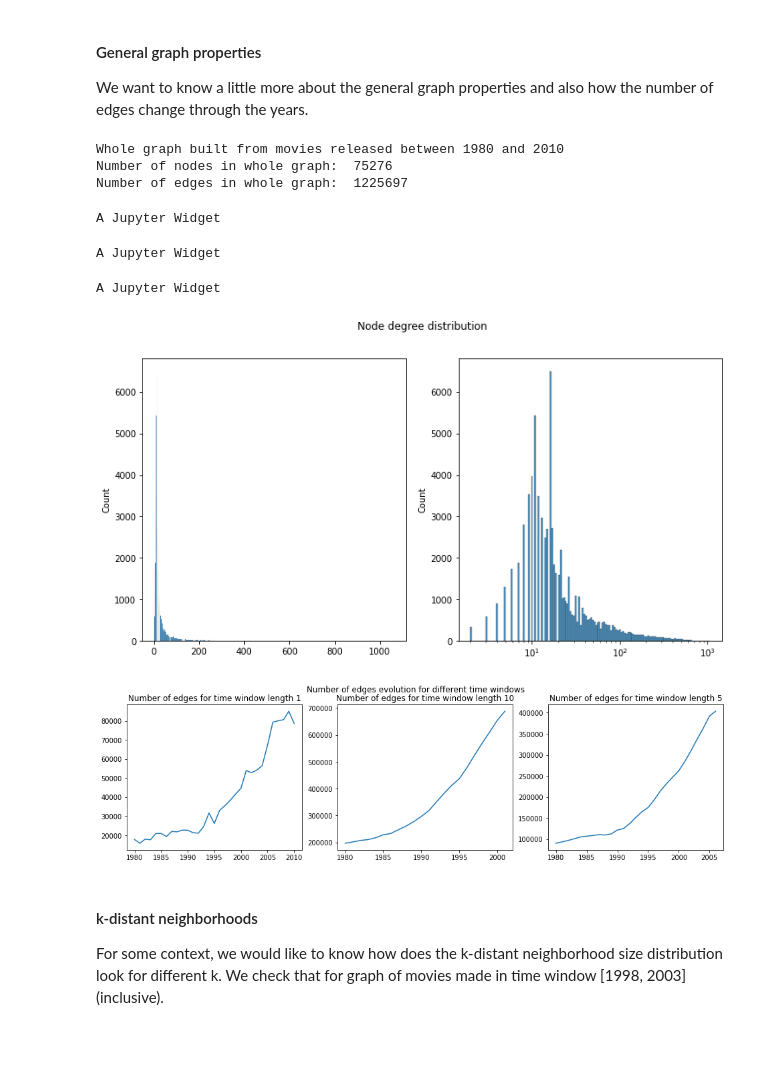
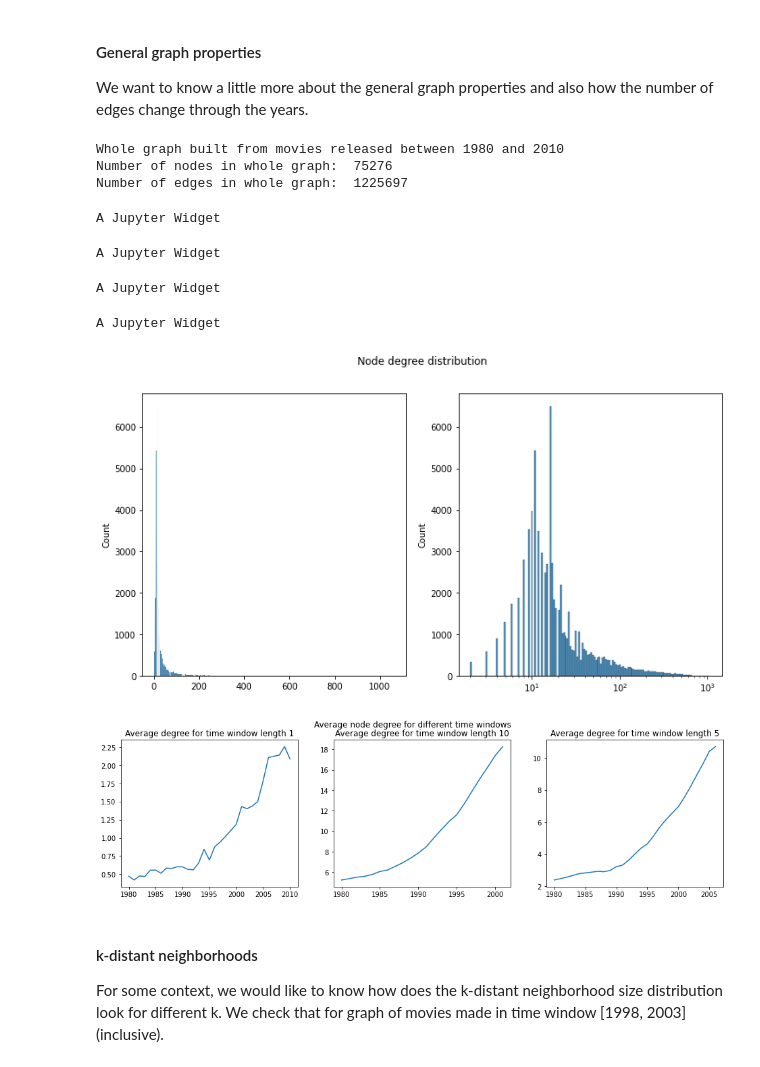
Before and after one commit to epfl-ada/ada-2022-project-datajugglers, a Jupyter notebook: graphs.ipynb, the cells around one changed output. Saved outputs shown, nothing was run; the diff lists cells and outputs as text; code cells hidden in the pictures; blank space fills up the shorter version.

```diff
--- a/graphs.ipynb
+++ b/graphs.ipynb
@@ -351,9 +355,12 @@ class GraphWrapper:
         nx.set_node_attributes(self.graph_general, actors_movie_count, name='movie count')
 
         actors_first_movie = {}
+        actors_last_movie = {}
         for node in self.graph_general.nodes:
             actors_first_movie[node] = min([attr['date'] for attr in self.graph_general[node].values()])
+            actors_last_movie[node] = max([attr['date'] for attr in self.graph_general[node].values()])
         nx.set_node_attributes(self.graph_general, actors_first_movie, name='first release')
+        nx.set_node_attributes(self.graph_general, actors_last_movie, name='last release')
 
         # Build graph_part nodes
         self.graph_part.add_nodes_from(self.graph_general)
@@ -469,35 +476,57 @@ def plot_tw_number_of_edges(gw, tw_length, tw_start_min, tw_end_max, ax):
 
     numbers_of_edges = []
     for _ in tqdm(range(steps), total=steps):
         numbers_of_edges.append(gw.graph_part.number_of_edges())
         gw.move_tw()
     ax.plot(range(tw_start_min, tw_start_min + steps), numbers_of_edges)
     ax.set_title(f'Number of edges for time window length {tw_length}')
 
 def plot_tw_for_different_lengths(gw, tw_lengths, tw_start_min, tw_end_max):
     fig, axs = plt.subplots(ncols=len(tw_lengths), figsize=(16,4))
     fig.suptitle(f'Number of edges evolution for different time windows')
     for i, tw_length in enumerate(tw_lengths):
         ax = axs[i] if len(tw_lengths) > 1 else axs
         plot_tw_number_of_edges(gw, tw_length, tw_start_min, tw_end_max, ax)
     plt.show()
 
+def plot_tw_average_degree(gw, tw_lengths, tw_start_min, tw_end_max):
+    fig, axs = plt.subplots(ncols=len(tw_lengths), figsize=(16,4))
+    fig.suptitle(f'Average node degree for different time windows')
+
+    for i, tw_length in enumerate(tw_lengths):
+        ax = axs[i] if len(tw_lengths) > 1 else axs
+        steps = tw_end_max - tw_start_min - tw_length + 2
+        average_degrees = []
+        gw.focus_on_tw(tw_start_min, tw_length)
+
+        for _ in tqdm(range(steps), total=steps):
+            average_degree = mean([deg for _, deg in gw.graph_part.degree])
+            average_degrees.append(average_degree)
+            gw.move_tw()
+        ax.plot(range(tw_start_min, tw_start_min + steps), average_degrees)
+        ax.set_title(f'Average degree for time window length {tw_length}')
+
+    plt.show()
+
+
 # Print main graph info
 print(f'Whole graph built from movies released between {gw.release_year_min} and {gw.release_year_max}')
 print('Number of nodes in whole graph: ', gw.graph_general.number_of_nodes())
 print('Number of edges in whole graph: ', gw.graph_general.number_of_edges())
 
 plot_degree_distribution(gw)
-plot_tw_for_different_lengths(gw, {1, 5, 10}, RELEASE_YEAR_MIN, RELEASE_YEAR_MAX)
+# plot_tw_for_different_lengths(gw, {1, 5, 10}, RELEASE_YEAR_MIN, RELEASE_YEAR_MAX)
+plot_tw_average_degree(gw, {1, 5, 10}, RELEASE_YEAR_MIN, RELEASE_YEAR_MAX)
 # %% [output]
 Whole graph built from movies released between 1980 and 2010
 Number of nodes in whole graph:  75276
 Number of edges in whole graph:  1225697
 A Jupyter Widget
 A Jupyter Widget
 A Jupyter Widget
+A Jupyter Widget
 [figure]
-[figure, old version]
+[figure, new version]
 # %% [markdown]
 #### k-distant neighborhoods
 For some context, we would like to know how does the k-distant neighborhood size distribution look for different k. We check that for graph of movies made in time window [1998, 2003] (inclusive).
```
Also changed, not shown: parts of 16 cells of this notebook.
